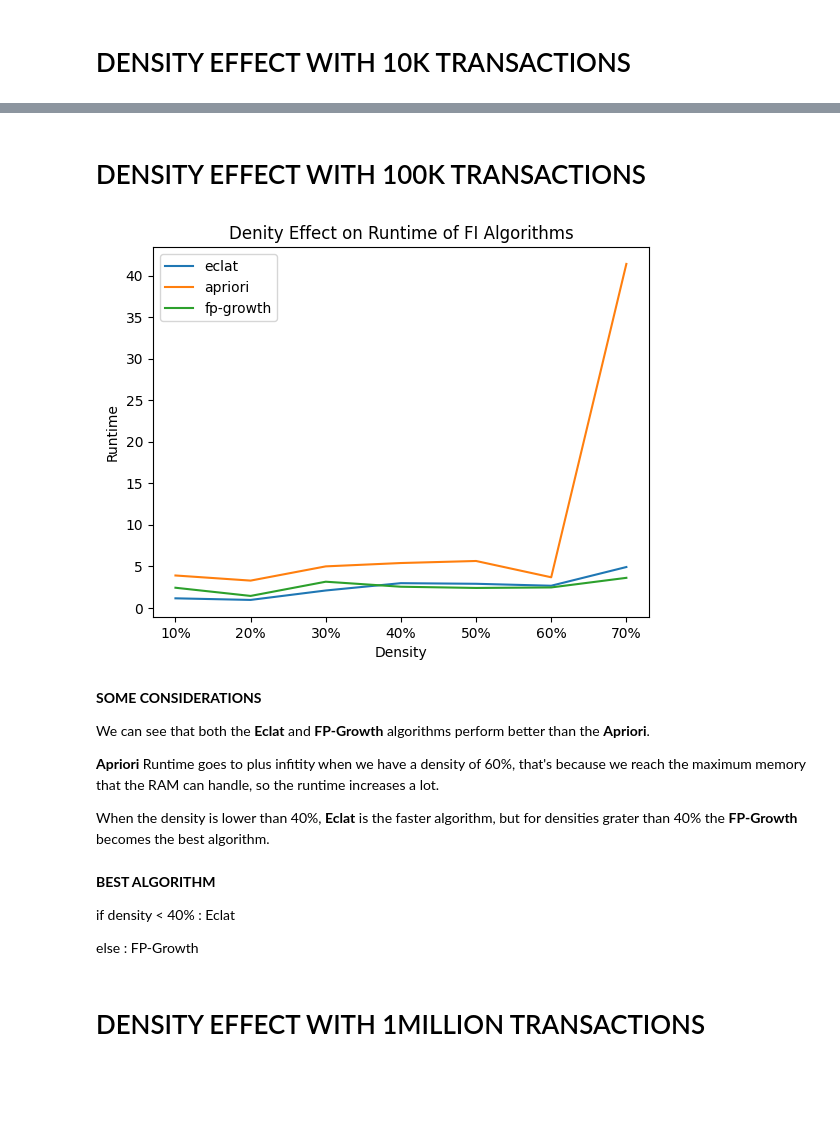
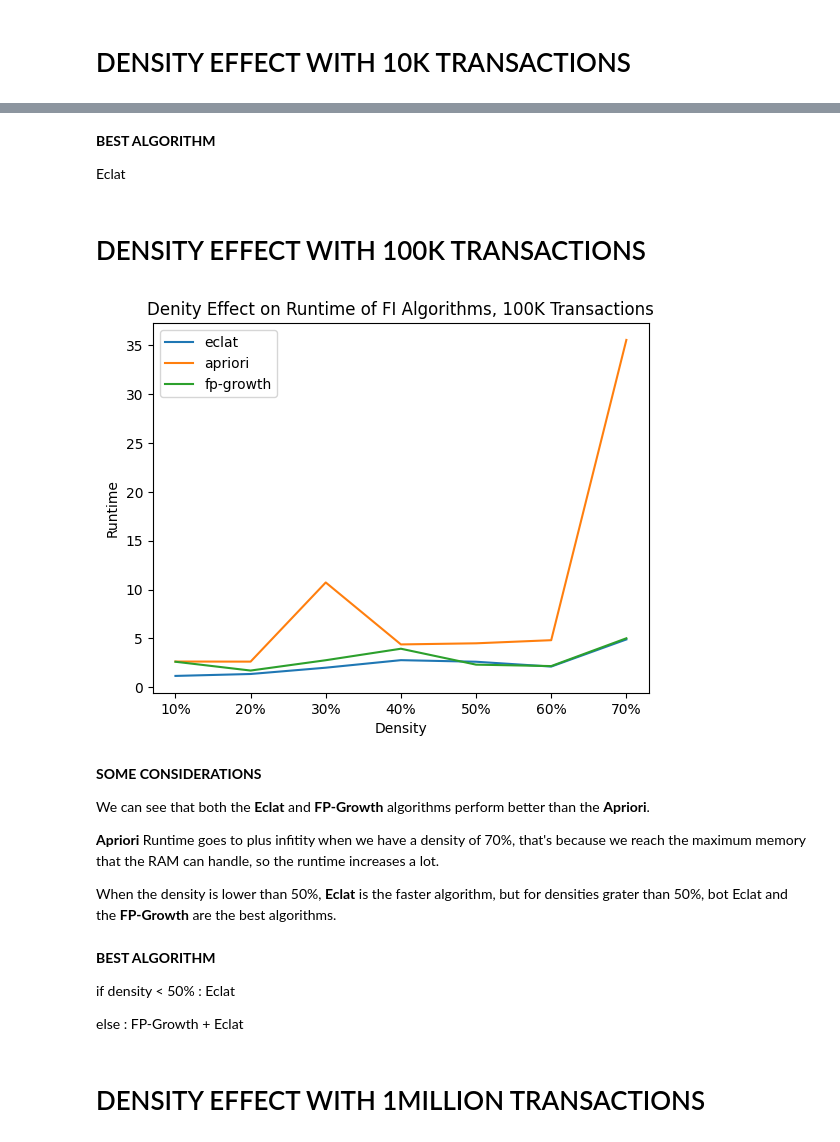
Before and after one commit to NicoloAvesani/Finding-Frequent-Itemsets-, a Jupyter notebook: MINING_PROJECT_APRIORI_ECLAT_FPGROWTH.ipynb, the cells around one changed output, grey strips where cells are left out. Drawn from its saved outputs; the diff is of its cells as text; code cells hidden in the pictures; blank space fills up the shorter version.

```diff
--- a/MINING_PROJECT_APRIORI_ECLAT_FPGROWTH.ipynb
+++ b/MINING_PROJECT_APRIORI_ECLAT_FPGROWTH.ipynb
@@ -2042,34 +2052,38 @@ plt.show()
+# %% [markdown]
+**BEST ALGORITHM**
+
+Eclat
 # %% [markdown]
 # DENSITY EFFECT WITH 100K TRANSACTIONS
 # %%
 #density with 100k transactions, 100 frequent items, 5000 as cardinality of universe of items
 
-plt.title('Denity Effect on Runtime of FI Algorithms')
-plt.plot(runtime_eclat_density, label='eclat')
-plt.plot(runtime_apriori_density, label='apriori')
-plt.plot(runtime_fpgrowth_density, label='fp-growth')
+plt.title('Denity Effect on Runtime of FI Algorithms, 100K Transactions')
+plt.plot(runtime_eclat_density_100K, label='eclat')
+plt.plot(runtime_apriori_density_100k, label='apriori')
+plt.plot(runtime_fpgrowth_density_100k, label='fp-growth')
 plt.xlabel('Density')
 plt.ylabel('Runtime')
 density = ['10%','20%','30%','40%','50%','60%','70%']
 plt.xticks(range(len(density)), density)
 plt.legend()
 plt.show()
 # %% [output]
-[figure, old version]
+[figure, new version]
 # %% [markdown]
 **SOME CONSIDERATIONS**
 
 We can see that both the **Eclat** and **FP-Growth** algorithms perform better than the **Apriori**.
 
-**Apriori** Runtime goes to plus infitity when we have a density of 60%, that's because we reach the maximum memory that the RAM can handle, so the runtime increases a lot.
+**Apriori** Runtime goes to plus infitity when we have a density of 70%, that's because we reach the maximum memory that the RAM can handle, so the runtime increases a lot.
 
-When the density is lower than 40%, **Eclat** is the faster algorithm, but for densities grater than 40% the **FP-Growth** becomes the best algorithm.
+When the density is lower than 50%, **Eclat** is the faster algorithm, but for densities grater than 50%, bot Eclat and the **FP-Growth** are the best algorithms.
 # %% [markdown]
 **BEST ALGORITHM**
 
-if density < 40% : Eclat
+if density < 50% : Eclat
 
-else             : FP-Growth
+else             : FP-Growth + Eclat
 # %% [markdown]
 # DENSITY EFFECT WITH 1MILLION TRANSACTIONS
 # %%
```
Also changed, not shown: parts of 33 cells of this notebook.
